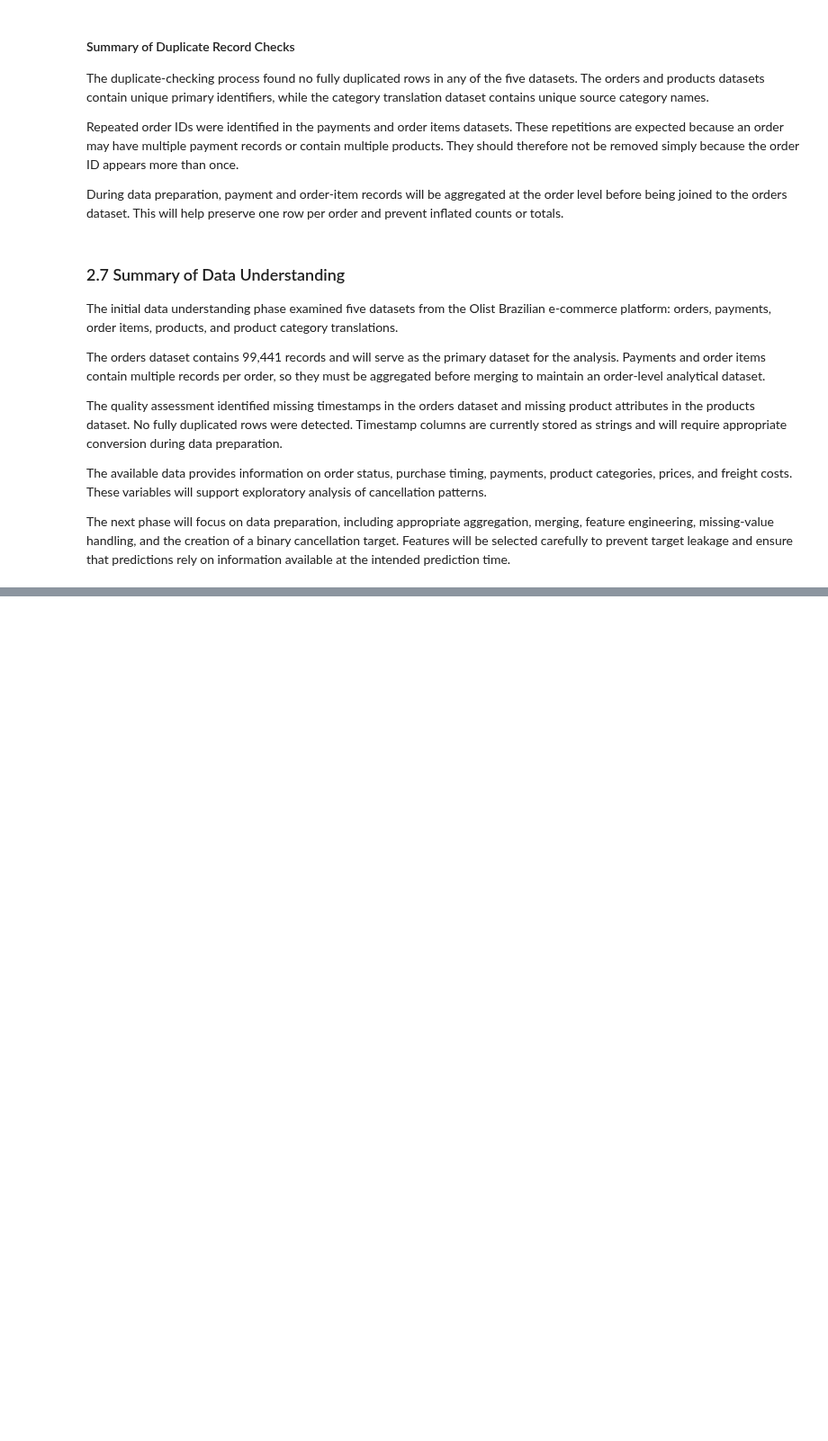
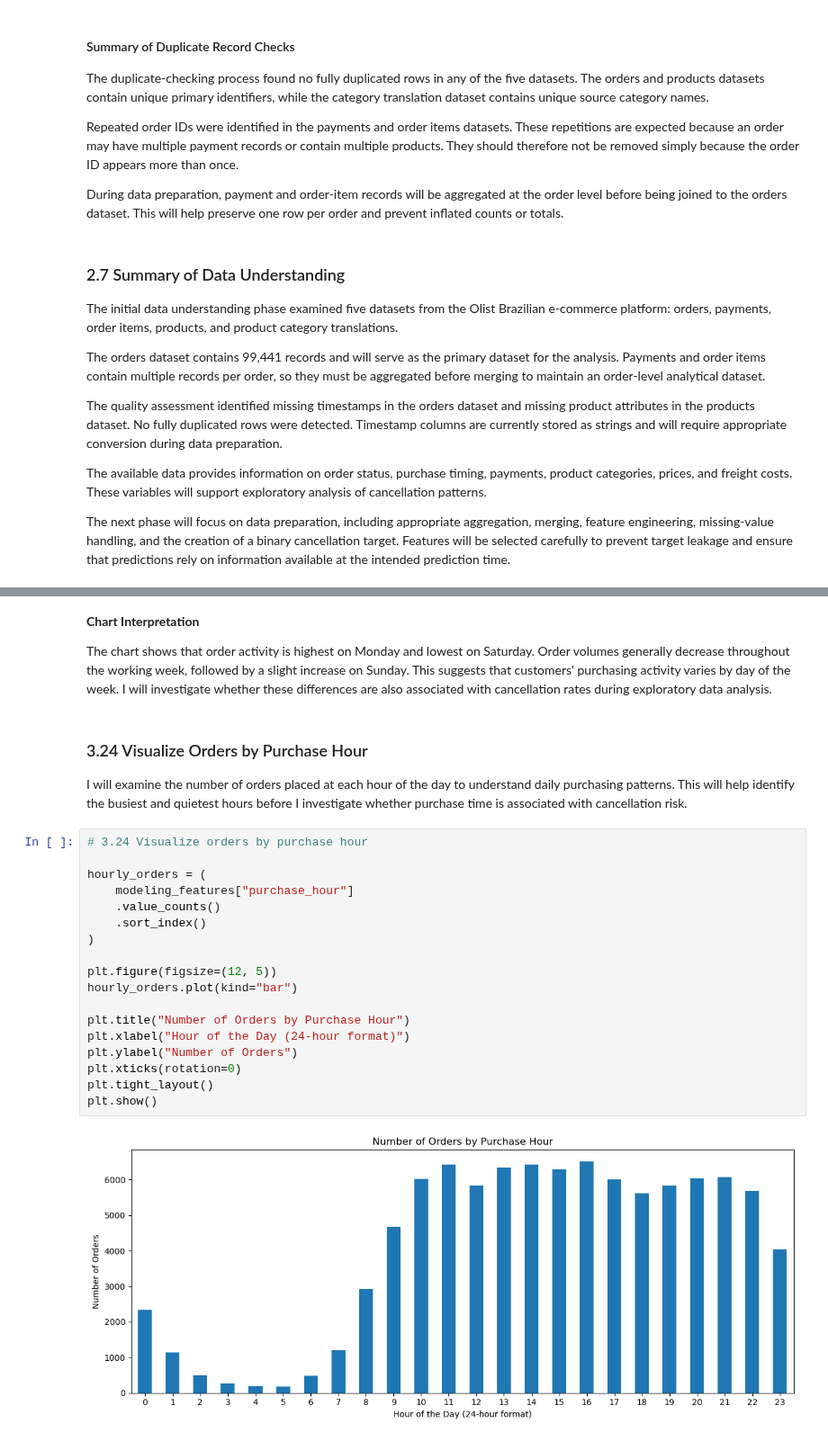
Before and after one commit to arnoldkirwa/ecommerce-cancellation-analysis, a Jupyter notebook: cancellation_prediction_pipeline.ipynb, the cells around one changed output, grey strips where cells are left out. Shown at 90% size. Drawn from its saved outputs; the diff is of its cells as text; blank space fills up the shorter version.

```diff
--- a/cancellation_prediction_pipeline.ipynb
+++ b/cancellation_prediction_pipeline.ipynb
@@ -344,0 +1712,28 @@ The next phase will focus on data preparation, including appropriate aggregation
+# %% [markdown]
+**Chart Interpretation**
+
+The chart shows that order activity is highest on Monday and lowest on Saturday. Order volumes generally decrease throughout the working week, followed by a slight increase on Sunday. This suggests that customers' purchasing activity varies by day of the week. I will investigate whether these differences are also associated with cancellation rates during exploratory data analysis.
+# %% [markdown]
+### 3.24 Visualize Orders by Purchase Hour
+
+I will examine the number of orders placed at each hour of the day to understand daily purchasing patterns. This will help identify the busiest and quietest hours before I investigate whether purchase time is associated with cancellation risk.
+# %%
+# 3.24 Visualize orders by purchase hour
+
+hourly_orders = (
+    modeling_features["purchase_hour"]
+    .value_counts()
+    .sort_index()
+)
+
+plt.figure(figsize=(12, 5))
+hourly_orders.plot(kind="bar")
+
+plt.title("Number of Orders by Purchase Hour")
+plt.xlabel("Hour of the Day (24-hour format)")
+plt.ylabel("Number of Orders")
+plt.xticks(rotation=0)
+plt.tight_layout()
+plt.show()
+# %% [output]
+[figure, added]
```
Also changed, not shown: parts of 201 cells of this notebook.
